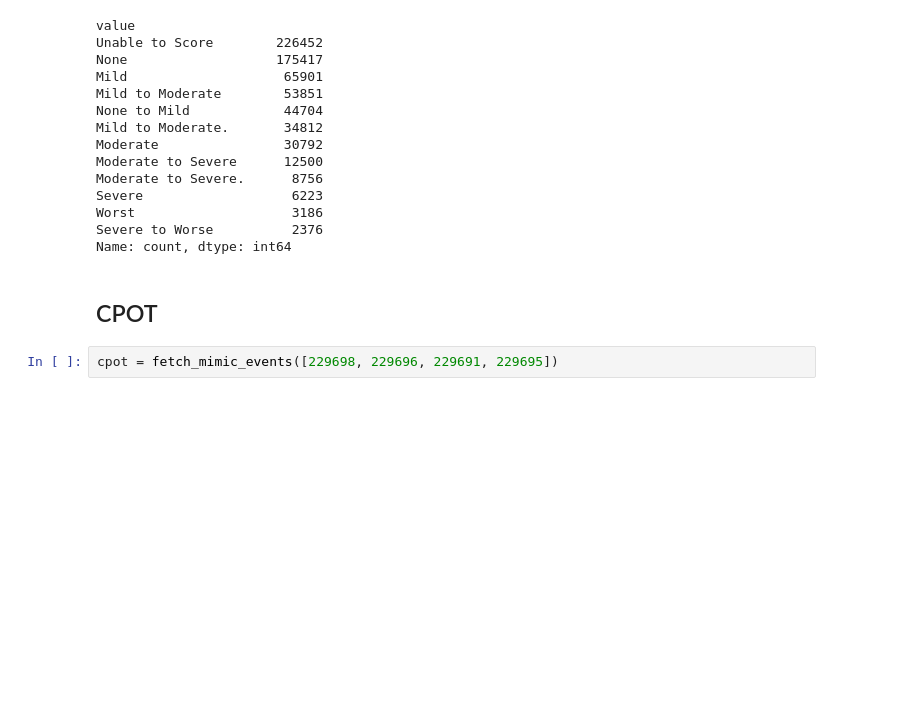
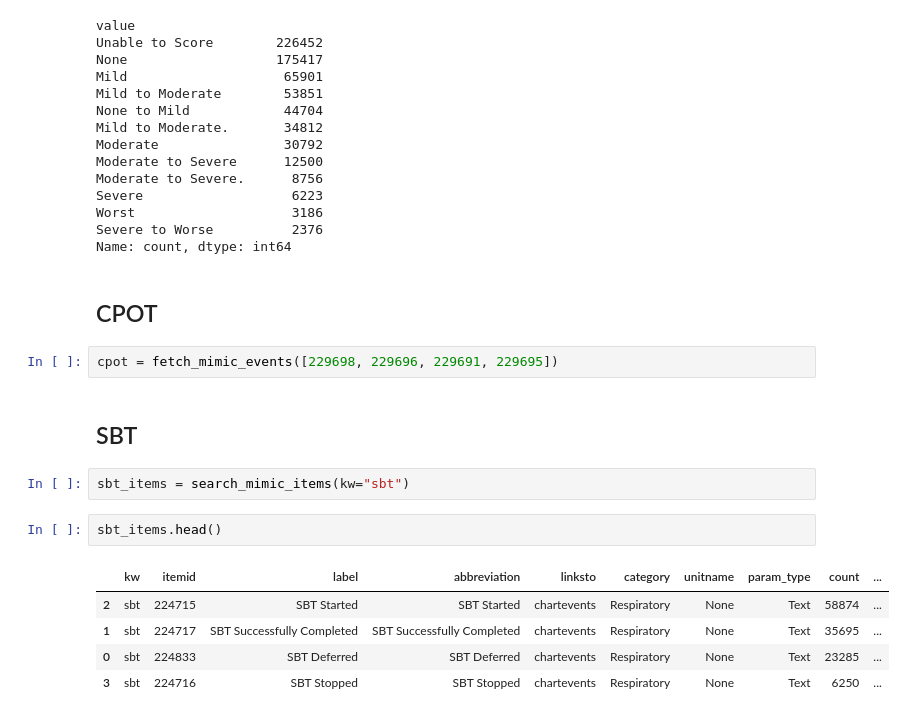
Before and after one commit to oldsandiaz/mimicclif, a Jupyter notebook: notebooks/pa_dev.ipynb, the cells around one changed output. Cells and saved outputs as stored; diff of their text form; blank space fills up the shorter version.

```diff
--- a/notebooks/pa_dev.ipynb
+++ b/notebooks/pa_dev.ipynb
@@ -641,3 +732,15 @@ Name: count, dtype: int64
 ## CPOT
 # %%
 cpot = fetch_mimic_events([229698, 229696, 229691, 229695])
+# %% [markdown]
+## SBT
+# %%
+sbt_items = search_mimic_items(kw="sbt")
+# %%
+sbt_items.head()
+# %% [output]
+|  | kw | itemid | label | abbreviation | linksto | category | unitname | param_type | count | ... |
+| 2 | sbt | 224715 | SBT Started | SBT Started | chartevents | Respiratory | None | Text | 58874 | ... |
+| 1 | sbt | 224717 | SBT Successfully Completed | SBT Successfully Completed | chartevents | Respiratory | None | Text | 35695 | ... |
+| 0 | sbt | 224833 | SBT Deferred | SBT Deferred | chartevents | Respiratory | None | Text | 23285 | ... |
+| 3 | sbt | 224716 | SBT Stopped | SBT Stopped | chartevents | Respiratory | None | Text | 6250 | ... |
```
Also changed, not shown: parts of 19 cells of this notebook, 1 other file.
